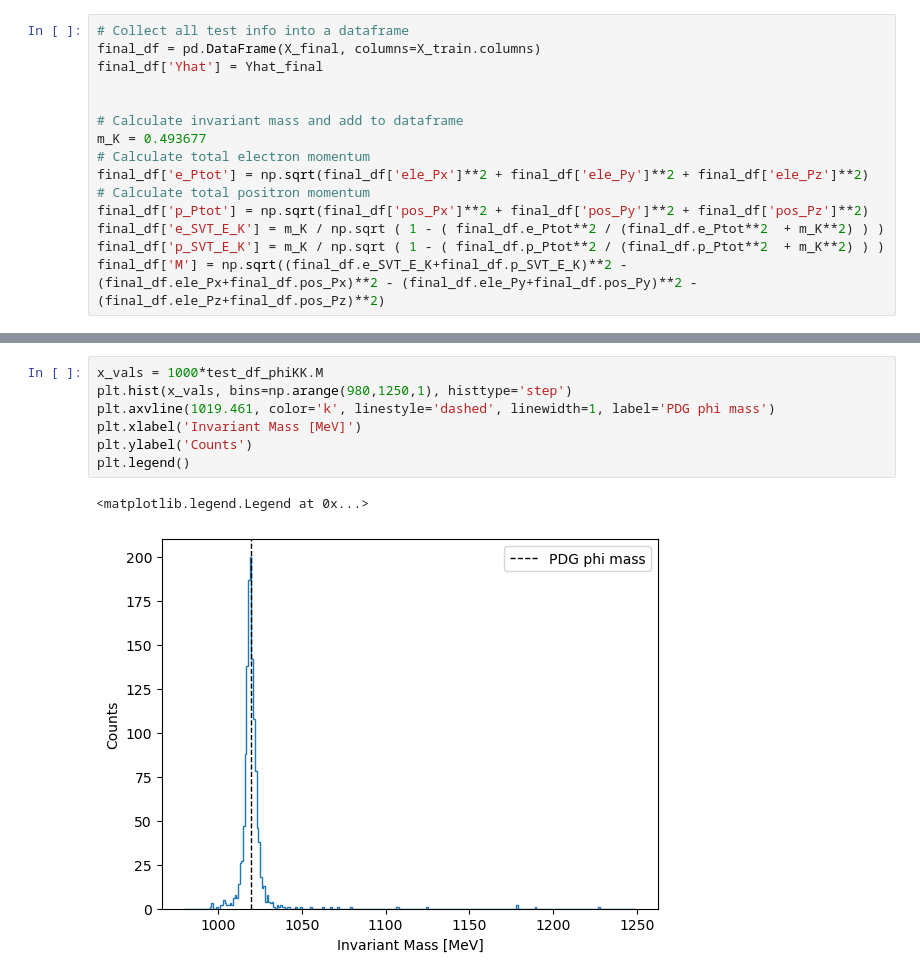
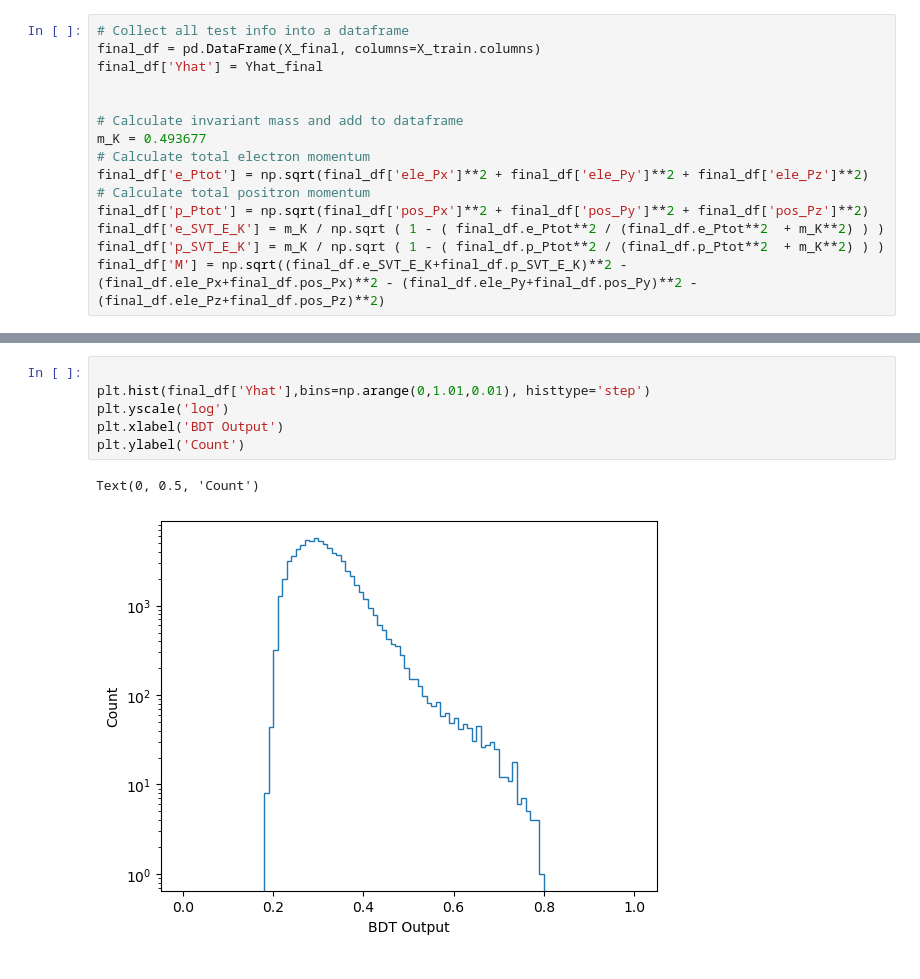
Before and after one commit to mghrear/pivoting-ANN, a Jupyter notebook: BDT.ipynb, the cells around one changed output, grey strips where cells are left out. Drawn from its saved outputs; the diff is of its cells as text.

```diff
--- a/BDT.ipynb
+++ b/BDT.ipynb
@@ -298,10 +232,9 @@ plt.legend()
-# %%
-x_vals = 1000*test_df_phiKK.M
-plt.hist(x_vals, bins=np.arange(980,1250,1), histtype='step')
-plt.axvline(1019.461, color='k', linestyle='dashed', linewidth=1, label='PDG phi mass')
-plt.xlabel('Invariant Mass [MeV]')
-plt.ylabel('Counts')
-plt.legend()
-# %% [output]
-<matplotlib.legend.Legend at 0x...>
-[figure, removed]
+# %%
+
+plt.hist(final_df['Yhat'],bins=np.arange(0,1.01,0.01), histtype='step')
+plt.yscale('log')
+plt.xlabel('BDT Output')
+plt.ylabel('Count')
+# %% [output]
+Text(0, 0.5, 'Count')
+[figure, added]
```
Also changed, not shown: parts of 12 cells of this notebook, 7 other files.
